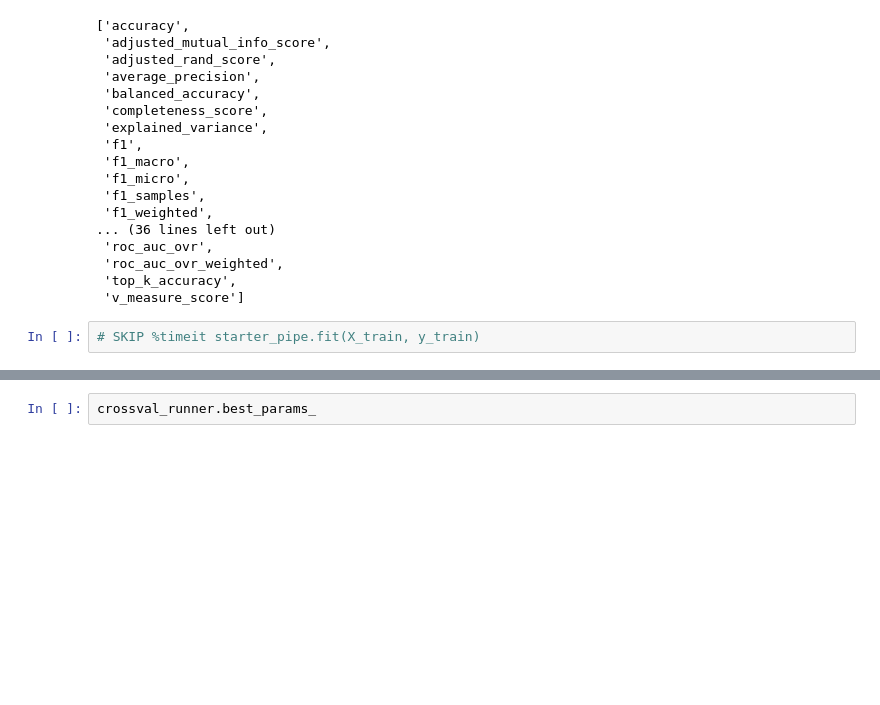
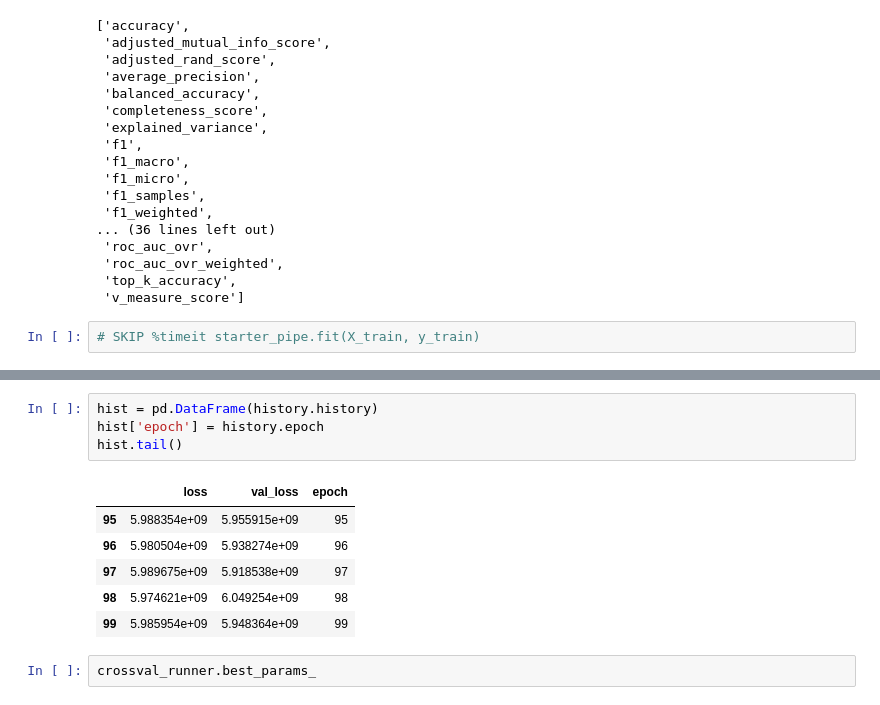
Before and after one commit to jayportfolio/capstone_streamlit, a Jupyter notebook: process/E_train_model/iteration06/it06_05_5__neural_network_randomsearch_scalingdummies__20221109.ipynb, the cells around one changed output, grey strips where cells are left out. Saved outputs shown, nothing was run; the diff lists cells and outputs as text; blank space fills up the shorter version.

```diff
--- a/process/E_train_model/iteration06/it06_05_5__neural_network_randomsearch_scalingdummies__20221109.ipynb
+++ b/process/E_train_model/iteration06/it06_05_5__neural_network_randomsearch_scalingdummies__20221109.ipynb
@@ -467,3 +416,14 @@ Fitting 2 folds for each of 10 candidates, totalling 20 fits
+# %%
+hist = pd.DataFrame(history.history)
+hist['epoch'] = history.epoch
+hist.tail()
+# %% [output]
+|  | loss | val_loss | epoch |
+| 95 | 5.988354e+09 | 5.955915e+09 | 95 |
+| 96 | 5.980504e+09 | 5.938274e+09 | 96 |
+| 97 | 5.989675e+09 | 5.918538e+09 | 97 |
+| 98 | 5.974621e+09 | 6.049254e+09 | 98 |
+| 99 | 5.985954e+09 | 5.948364e+09 | 99 |
 # %%
 crossval_runner.best_params_
 # %%
```
Also changed, not shown: parts of 4 cells of this notebook, 5 other files.
